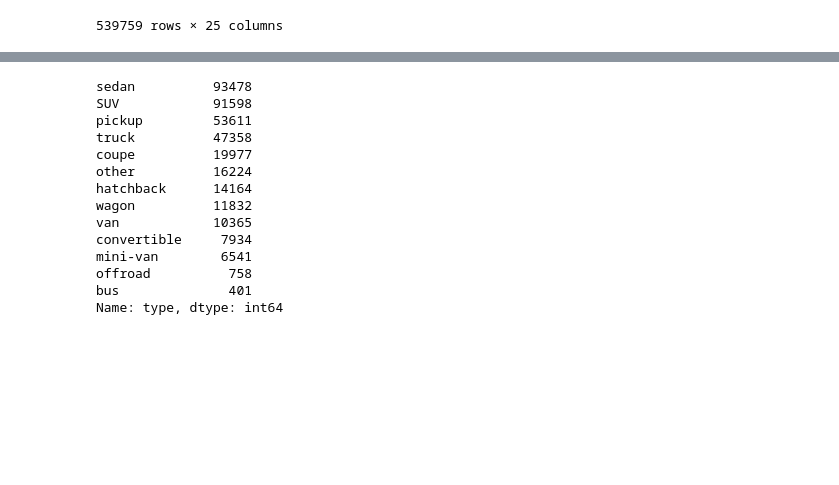
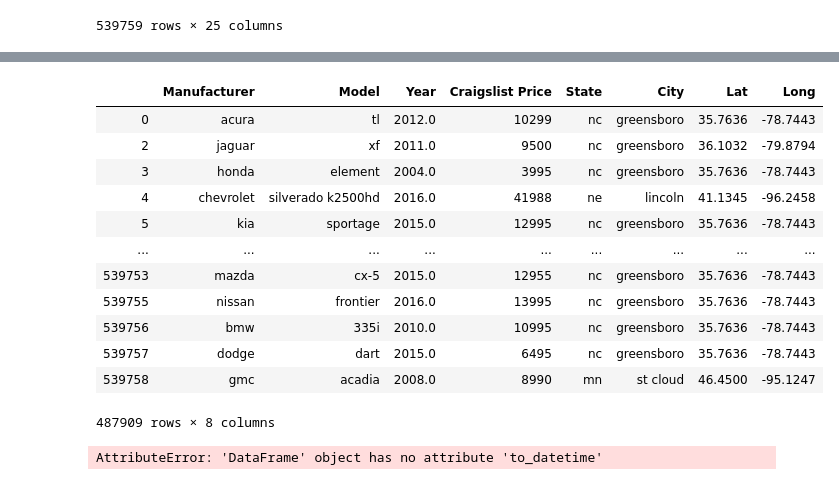
Before and after one commit to DeMauro/ETL_Project, a Jupyter notebook: Scripts/Clean_Cars.ipynb, the cells around one changed output, grey strips where cells are left out. Drawn from its saved outputs; the diff is of its cells as text; code cells hidden in the pictures; blank space fills up the shorter version.

```diff
--- a/Scripts/Clean_Cars.ipynb
+++ b/Scripts/Clean_Cars.ipynb
@@ -50,17 +52,29 @@ final_df.head()
-# %%
-final_df['type'].value_counts()
-# %% [output]
-sedan          93478
-SUV            91598
-pickup         53611
-truck          47358
-coupe          19977
-other          16224
-hatchback      14164
-wagon          11832
-van            10365
-convertible     7934
-mini-van        6541
-offroad          758
-bus              401
-Name: type, dtype: int64
+# %%
+final_car=final_df.rename(columns={"manufacturer": "Manufacturer",
+                            "model":"Model",
+                            "year": "Year",
+                            "price":"Craigslist Price",
+                            "state": "State",
+                            "region": "City",
+                            "lat": "Lat",
+                            "long": "Long"})
+
+final_car
+# %% [output]
+|  | Manufacturer | Model | Year | Craigslist Price | State | City | Lat | Long |
+| 0 | acura | tl | 2012.0 | 10299 | nc | greensboro | 35.7636 | -78.7443 |
+| 2 | jaguar | xf | 2011.0 | 9500 | nc | greensboro | 36.1032 | -79.8794 |
+| 3 | honda | element | 2004.0 | 3995 | nc | greensboro | 35.7636 | -78.7443 |
+| 4 | chevrolet | silverado k2500hd | 2016.0 | 41988 | ne | lincoln | 41.1345 | -96.2458 |
+| 5 | kia | sportage | 2015.0 | 12995 | nc | greensboro | 35.7636 | -78.7443 |
+| ... | ... | ... | ... | ... | ... | ... | ... | ... |
+| 539753 | mazda | cx-5 | 2015.0 | 12955 | nc | greensboro | 35.7636 | -78.7443 |
+| 539755 | nissan | frontier | 2016.0 | 13995 | nc | greensboro | 35.7636 | -78.7443 |
+| 539756 | bmw | 335i | 2010.0 | 10995 | nc | greensboro | 35.7636 | -78.7443 |
+| 539757 | dodge | dart | 2015.0 | 6495 | nc | greensboro | 35.7636 | -78.7443 |
+| 539758 | gmc | acadia | 2008.0 | 8990 | mn | st cloud | 46.4500 | -95.1247 |
+487909 rows × 8 columns
+# %%
+final_car.to_datetime()
+# %% [output]
+AttributeError: 'DataFrame' object has no attribute 'to_datetime'
```
Also changed, not shown: parts of 3 cells of this notebook, 1 other file.
